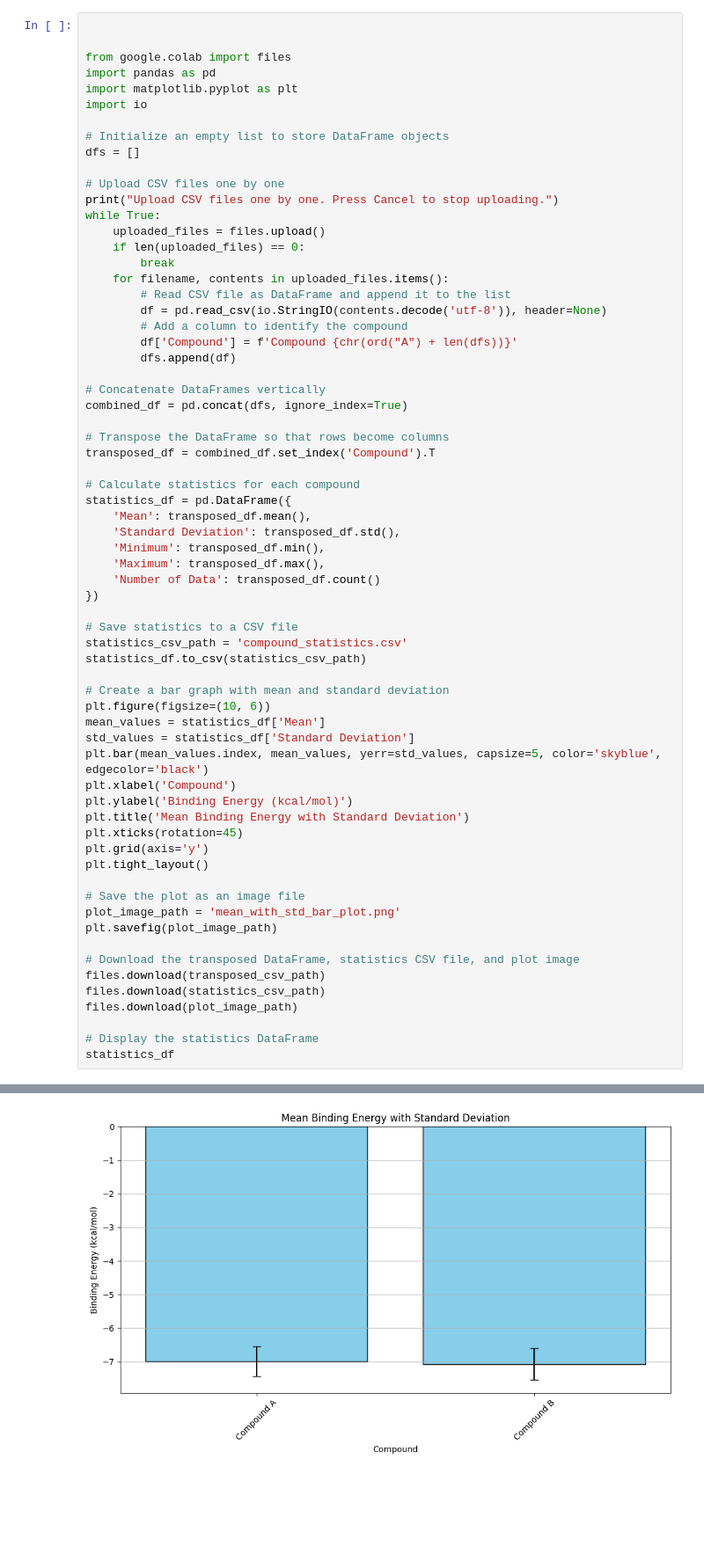
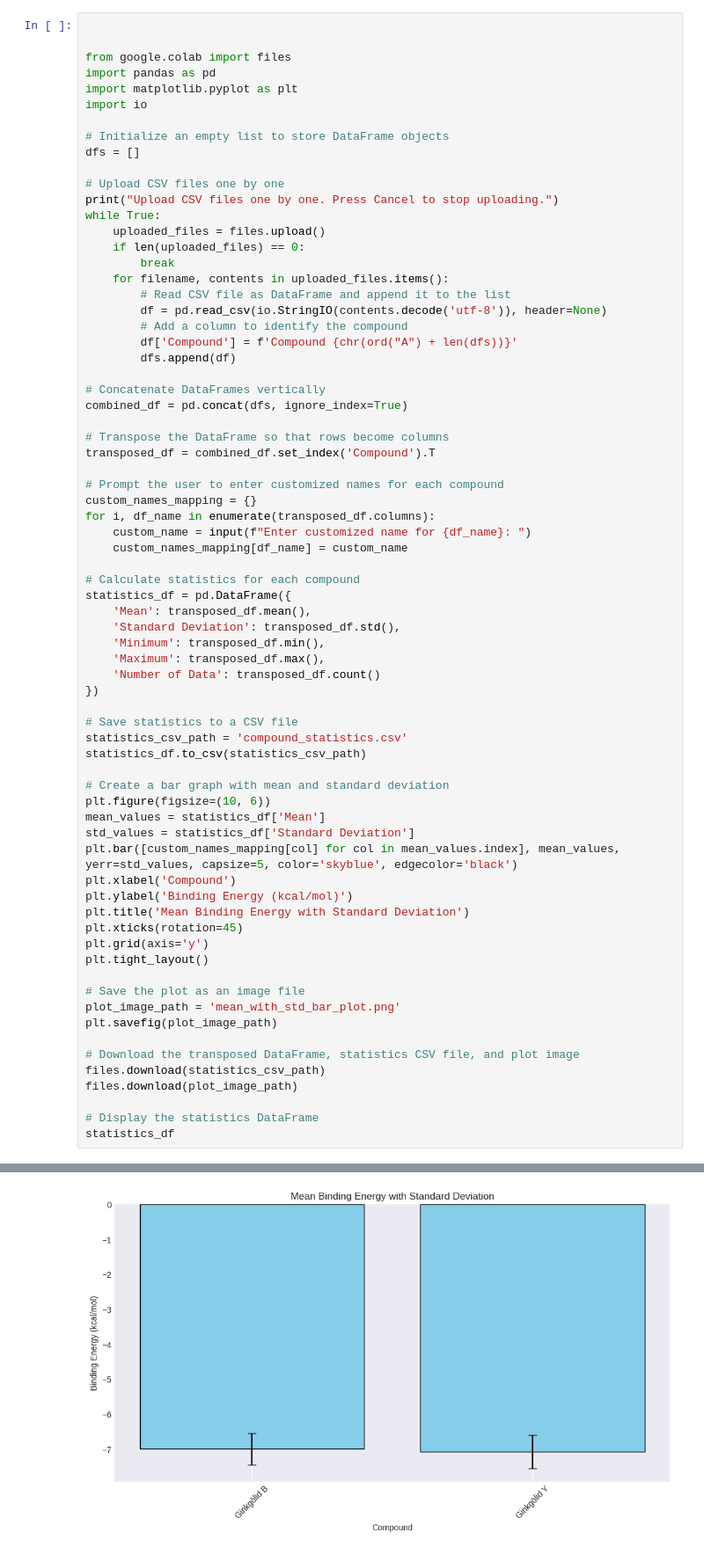
Before and after one commit to drfperez/DeepPurpose, a Jupyter notebook: SwissdockAnalysisOK.ipynb, the cells around one changed output, grey strips where cells are left out. Shown at 88% size. Cells and saved outputs as stored; diff of their text form; blank space fills up the shorter version.

```diff
--- a/SwissdockAnalysisOK.ipynb
+++ b/SwissdockAnalysisOK.ipynb
@@ -30,6 +123,12 @@ combined_df = pd.concat(dfs, ignore_index=True)
 # Transpose the DataFrame so that rows become columns
 transposed_df = combined_df.set_index('Compound').T
 
+# Prompt the user to enter customized names for each compound
+custom_names_mapping = {}
+for i, df_name in enumerate(transposed_df.columns):
+    custom_name = input(f"Enter customized name for {df_name}: ")
+    custom_names_mapping[df_name] = custom_name
+
 # Calculate statistics for each compound
 statistics_df = pd.DataFrame({
     'Mean': transposed_df.mean(),
@@ -47,7 +146,7 @@ statistics_df.to_csv(statistics_csv_path)
 plt.figure(figsize=(10, 6))
 mean_values = statistics_df['Mean']
 std_values = statistics_df['Standard Deviation']
-plt.bar(mean_values.index, mean_values, yerr=std_values, capsize=5, color='skyblue', edgecolor='black')
+plt.bar([custom_names_mapping[col] for col in mean_values.index], mean_values, yerr=std_values, capsize=5, color='skyblue', edgecolor='black')
 plt.xlabel('Compound')
 plt.ylabel('Binding Energy (kcal/mol)')
 plt.title('Mean Binding Energy with Standard Deviation')
@@ -60,7 +159,6 @@ plot_image_path = 'mean_with_std_bar_plot.png'
 plt.savefig(plot_image_path)
 
 # Download the transposed DataFrame, statistics CSV file, and plot image
-files.download(transposed_csv_path)
 files.download(statistics_csv_path)
 files.download(plot_image_path)
 
@@ -82,5 +180,5 @@ Saving deltaG_values (1).csv to deltaG_values (1).csv
 |  | Mean | Standard Deviation | Minimum | Maximum | Number of Data |
 | Compound |  |  |  |  |  |
 | Compound A | -6.986684 | 0.448293 | -8.282232 | -5.976542 | 256 |
 | Compound B | -7.070119 | 0.476528 | -8.343674 | -5.966561 | 256 |
-[figure, old version]
+[figure, new version]
```
Also changed, not shown: parts of 3 cells of this notebook.
